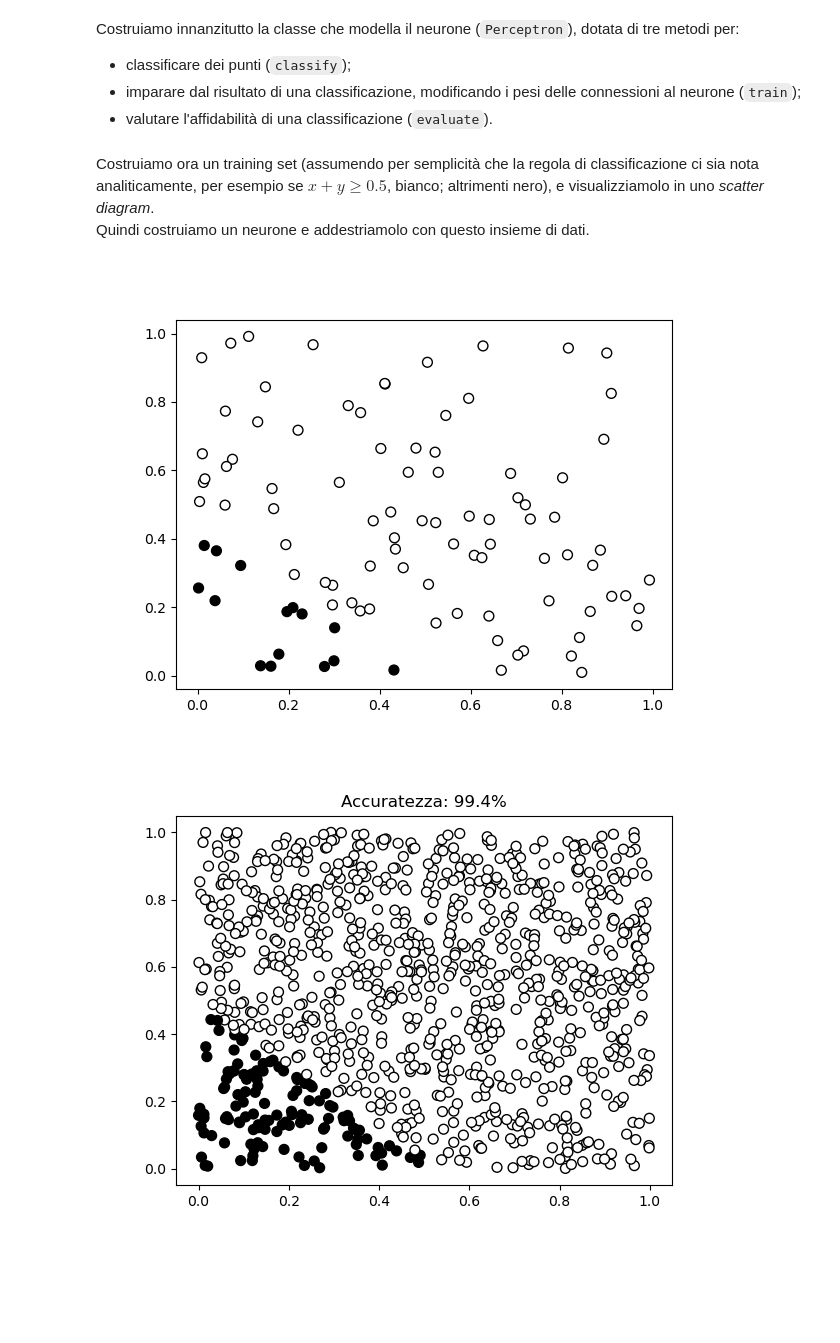
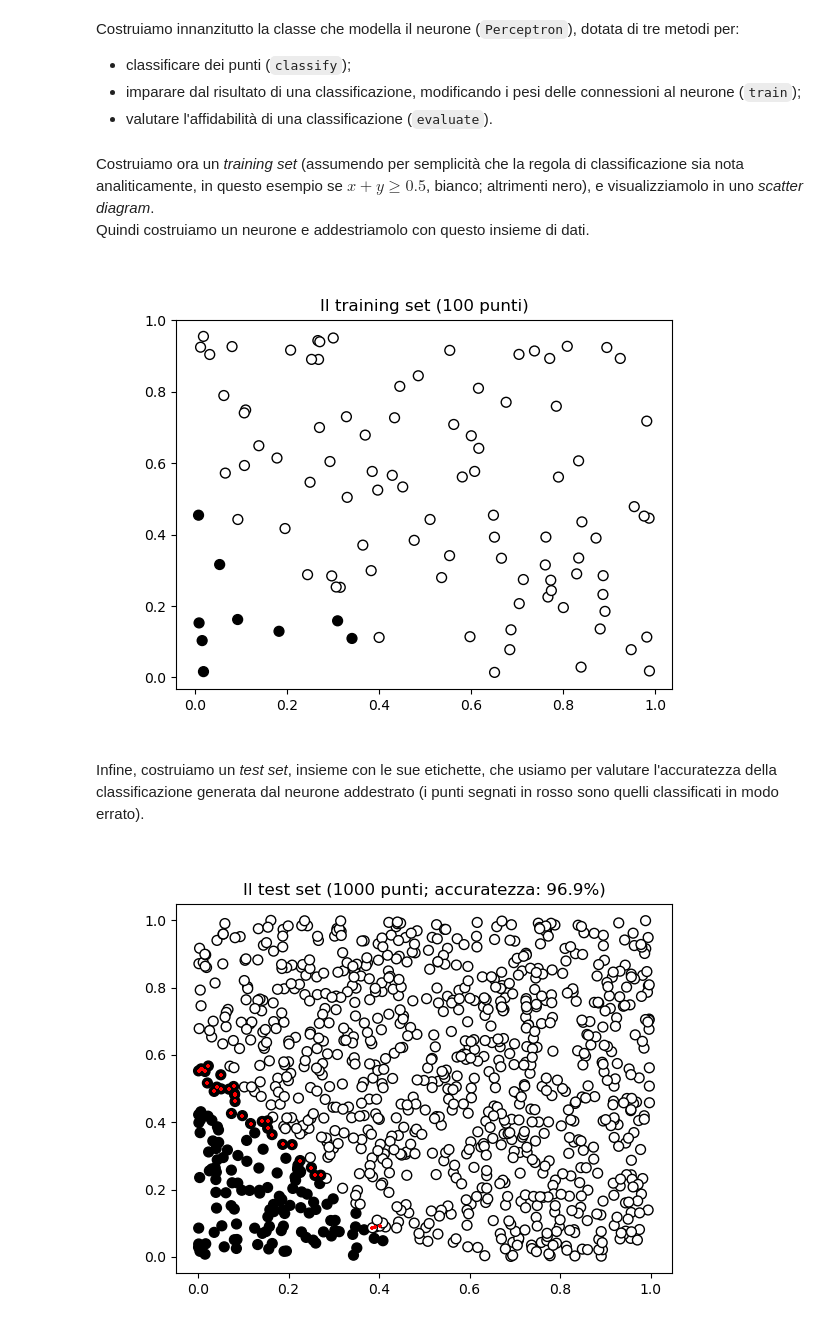
Before and after one commit to lmari/nn, a Jupyter notebook: perceptron/perceptron.ipynb, the cells around one changed output. Saved outputs shown, nothing was run; the diff lists cells and outputs as text; code cells hidden in the pictures; blank space fills up the shorter version.

```diff
--- a/perceptron/perceptron.ipynb
+++ b/perceptron/perceptron.ipynb
@@ -68,7 +68,7 @@ class Perceptron:
             float: accuratezza percentuale della classificazione"""
         return 100 * (proposed == true).mean()
 # %% [markdown]
-Costruiamo ora un training set (assumendo per semplicità che la regola di classificazione ci sia nota analiticamente, per esempio se $x+y \ge 0.5$, bianco; altrimenti nero), e visualizziamolo in uno _scatter diagram_.
+Costruiamo ora un _training set_ (assumendo per semplicità che la regola di classificazione sia nota analiticamente, in questo esempio se $x+y \ge 0.5$, bianco; altrimenti nero), e visualizziamolo in uno _scatter diagram_.
 Quindi costruiamo un neurone e addestriamolo con questo insieme di dati.
 # %%
 def gen_dataset(size:int=100):
@@ -76,11 +76,12 @@ def gen_dataset(size:int=100):
     labels = (data[:,0]+data[:,1] >= 0.5).astype(int)
     return data, labels
 
-training_size = 100
+training_size = 100        # questo è il parametro critico!
 data, labels = gen_dataset(training_size)
 
 plt.figure(1)
 plt.clf()
+plt.title(f'Il training set ({training_size} punti)')
 plt.scatter(data[:,0],data[:,1], s=50, c=labels, edgecolors='black', cmap='gray')
 plt.show()
 
@@ -89,21 +90,25 @@ perceptron = Perceptron()
 for i in range(training_size):
     perceptron.train(np.asarray([data[i,0], data[i,1]]), labels[i])
 # %% [output]
-[figure, old version]
+[figure, new version]
+# %% [markdown]
+Infine, costruiamo un _test set_, insieme con le sue etichette, che usiamo per valutare l'accuratezza della classificazione generata dal neurone addestrato (i punti segnati in rosso sono quelli classificati in modo errato).
 # %%
 test_size = 1000
 data, true_labels = gen_dataset(test_size)
 
 labels = np.zeros(test_size)
 
 for i in range(test_size):
     labels[i] = perceptron.classify(np.asarray([data[i,0], data[i,1]]))
 
+wrong_class = data[labels != true_labels]
+
 plt.figure(2)
 plt.clf()
-plt.title(f'Accuratezza: {perceptron.evaluate(labels, true_labels)}%')
-
+plt.title(f'Il test set ({test_size} punti; accuratezza: {perceptron.evaluate(labels, true_labels):.1f}%)')
 plt.scatter(data[:,0],data[:,1], s=50, c=labels, edgecolors='black', cmap='gray')
+plt.scatter(wrong_class[:,0],wrong_class[:,1], s=10, c='red', marker='+')
 plt.show()
 # %% [output]
-[figure, old version]
+[figure, new version]
```
Also changed, not shown: parts of 1 cell of this notebook.
